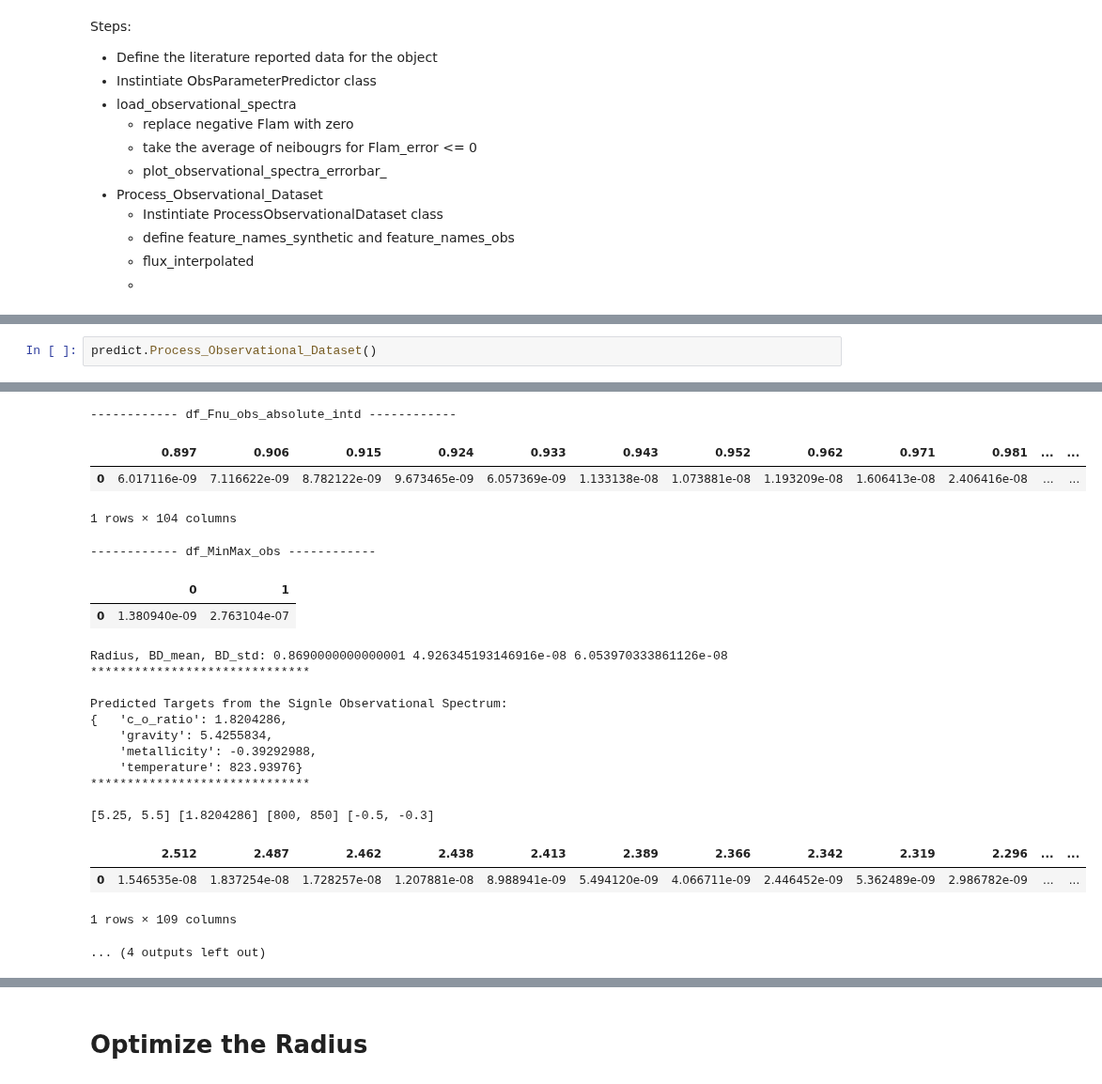
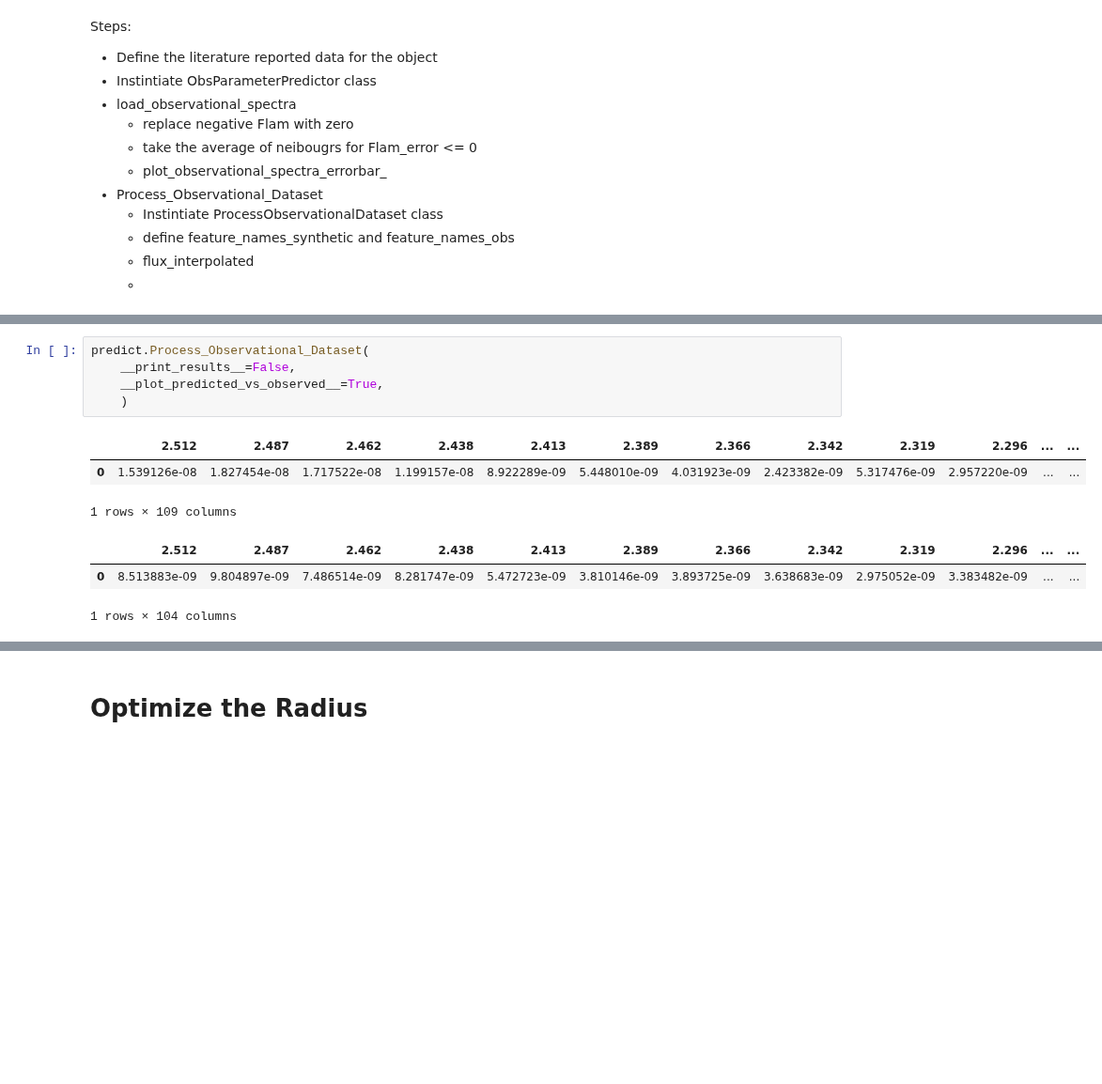
Before and after one commit to EhsanGharibNezhad/TelescopeML, a Jupyter notebook: notebooks/Predict_BrownDwarf_Parameters.ipynb, the cells around one changed output, grey strips where cells are left out. Shown at 94% size. Saved outputs shown, nothing was run; the diff lists cells and outputs as text; blank space fills up the shorter version.

```diff
--- a/notebooks/Predict_BrownDwarf_Parameters.ipynb
+++ b/notebooks/Predict_BrownDwarf_Parameters.ipynb
@@ -1333,7 +319,16 @@ predict.load_observational_spectra()
 [interactive output not drawn]
 [interactive output not drawn]
 # %%
-predict.Process_Observational_Dataset()
+predict.Process_Observational_Dataset(
+    __print_results__=False,
+    __plot_predicted_vs_observed__=True,
+    )
 # %% [output]
+|  | 2.512 | 2.487 | 2.462 | 2.438 | 2.413 | 2.389 | 2.366 | 2.342 | 2.319 | 2.296 | ... | ... |
+| 0 | 1.539126e-08 | 1.827454e-08 | 1.717522e-08 | 1.199157e-08 | 8.922289e-09 | 5.448010e-09 | 4.031923e-09 | 2.423382e-09 | 5.317476e-09 | 2.957220e-09 | ... | ... |
+1 rows × 109 columns
+|  | 2.512 | 2.487 | 2.462 | 2.438 | 2.413 | 2.389 | 2.366 | 2.342 | 2.319 | 2.296 | ... | ... |
+| 0 | 8.513883e-09 | 9.804897e-09 | 7.486514e-09 | 8.281747e-09 | 5.472723e-09 | 3.810146e-09 | 3.893725e-09 | 3.638683e-09 | 2.975052e-09 | 3.383482e-09 | ... | ... |
+1 rows × 104 columns
 [interactive output not drawn]
 [interactive output not drawn]
@@ -1342,22 +334,0 @@ predict.Process_Observational_Dataset()
------------- df_Fnu_obs_absolute_intd ------------
-|  | 0.897 | 0.906 | 0.915 | 0.924 | 0.933 | 0.943 | 0.952 | 0.962 | 0.971 | 0.981 | ... | ... |
-| 0 | 6.017116e-09 | 7.116622e-09 | 8.782122e-09 | 9.673465e-09 | 6.057369e-09 | 1.133138e-08 | 1.073881e-08 | 1.193209e-08 | 1.606413e-08 | 2.406416e-08 | ... | ... |
-1 rows × 104 columns
------------- df_MinMax_obs ------------
-|  | 0 | 1 |
-| 0 | 1.380940e-09 | 2.763104e-07 |
-Radius, BD_mean, BD_std: 0.8690000000000001 4.926345193146916e-08 6.053970333861126e-08
-******************************
-
-Predicted Targets from the Signle Observational Spectrum:
-{   'c_o_ratio': 1.8204286,
-    'gravity': 5.4255834,
-    'metallicity': -0.39292988,
-    'temperature': 823.93976}
-******************************
-
-[5.25, 5.5] [1.8204286] [800, 850] [-0.5, -0.3]
-|  | 2.512 | 2.487 | 2.462 | 2.438 | 2.413 | 2.389 | 2.366 | 2.342 | 2.319 | 2.296 | ... | ... |
-| 0 | 1.546535e-08 | 1.837254e-08 | 1.728257e-08 | 1.207881e-08 | 8.988941e-09 | 5.494120e-09 | 4.066711e-09 | 2.446452e-09 | 5.362489e-09 | 2.986782e-09 | ... | ... |
-1 rows × 109 columns
-... (4 outputs left out)
```
Also changed, not shown: parts of 31 cells of this notebook.
